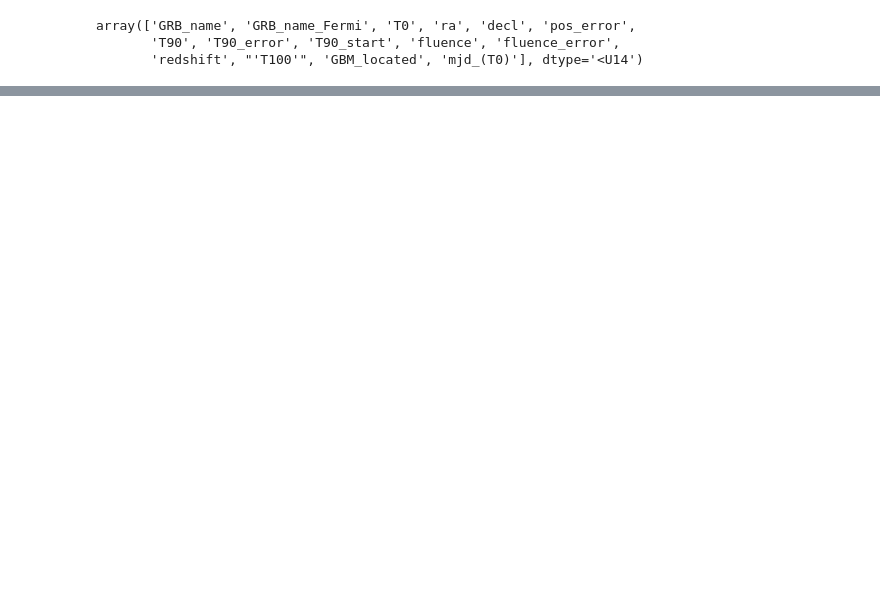
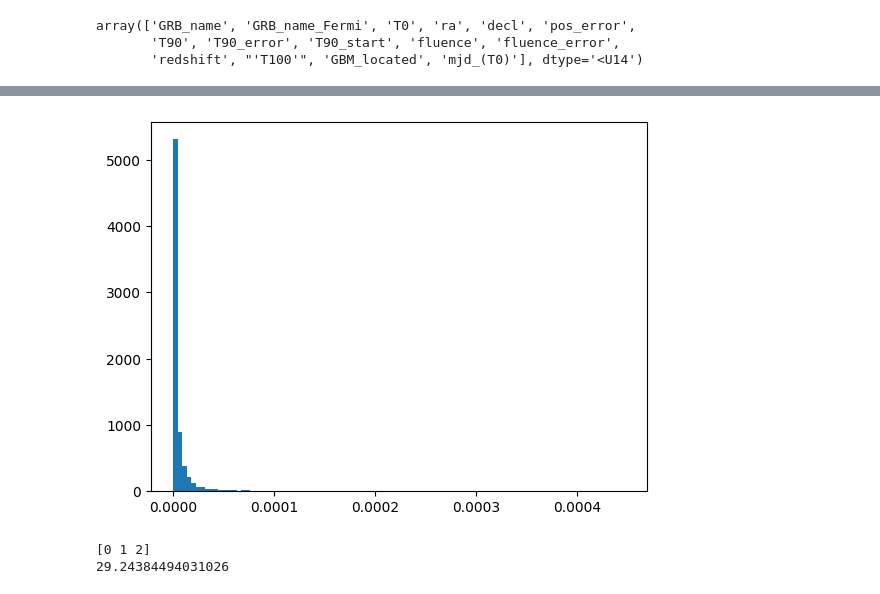
Before and after one commit to DiegoToniolo/astrostatistics_bicocca_2024, a Jupyter notebook: working/L14_GRB.ipynb, the cells around one changed output, grey strips where cells are left out. Cells and saved outputs as stored; diff of their text form; code cells hidden in the pictures; blank space fills up the shorter version.

```diff
--- a/working/L14_GRB.ipynb
+++ b/working/L14_GRB.ipynb
@@ -56,0 +125,16 @@ dir(np)
+# %%
+np.median(T90_vs_f_pos[:, 1])
+T90_vs_f_pos[T90_vs_f_pos[:, 1] < 1e-3]
+_ = plt.hist(T90_vs_f_pos[T90_vs_f_pos[:, 1] < 5e-4][:, 1], bins = 100)
+# %% [output]
+[figure, added]
+# %%
+#bandwidth = estimate_bandwidth(T90_vs_f_pos)
+cl_ms = MeanShift(bandwidth=2, bin_seeding=True, cluster_all=False)
+cl_ms.fit(np.log(T90_vs_f_pos))
+labels_ms = cl_ms.predict(np.log(T90_vs_f_pos))
+print(np.unique(labels_ms))
+print(bandwidth)
+# %% [output]
+[0 1 2]
+29.24384494031026
```
Also changed, not shown: parts of 13 cells of this notebook.
